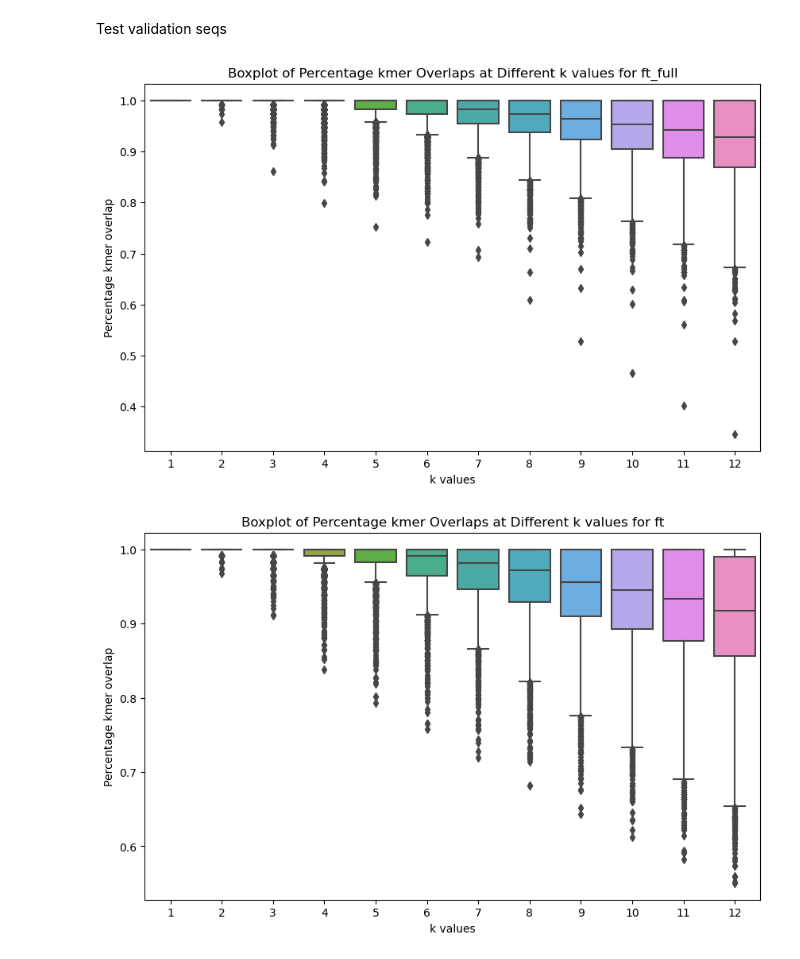
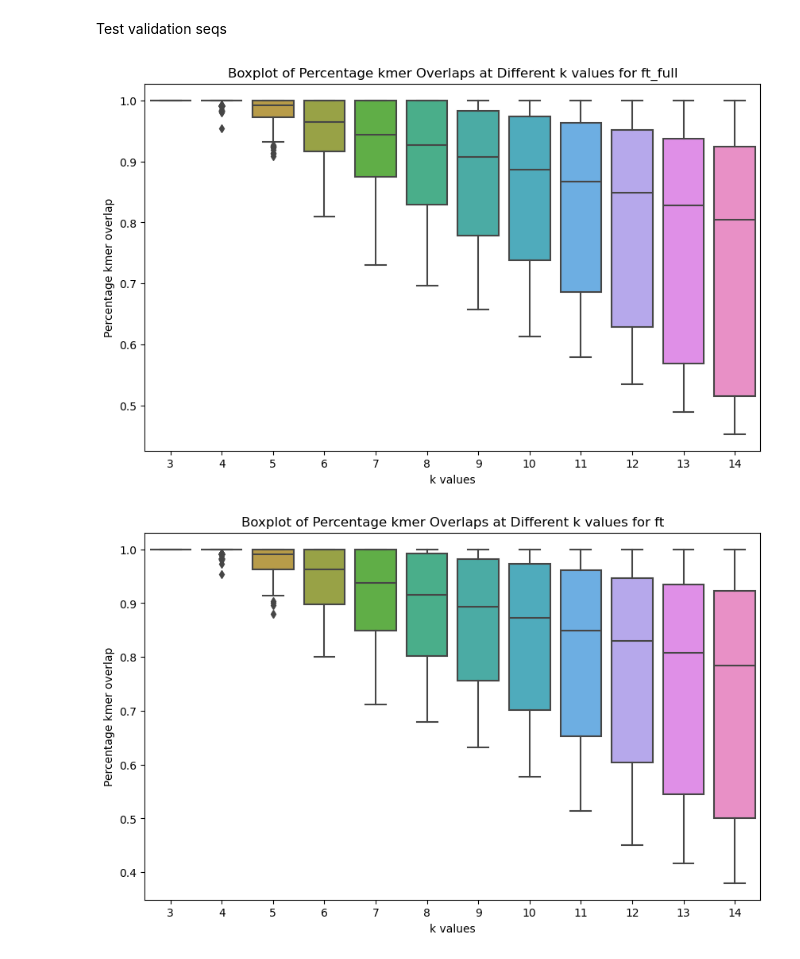
Before and after one commit to Dominko/DoggifAI, a Jupyter notebook: scripts/data_analysis/separate_kmers.ipynb, the cells around one changed output. Saved outputs shown, nothing was run; the diff lists cells and outputs as text; code cells hidden in the pictures.

```diff
--- a/scripts/data_analysis/separate_kmers.ipynb
+++ b/scripts/data_analysis/separate_kmers.ipynb
@@ -99,7 +103,7 @@ Test validation seqs
 # %%
 natural_kmer_path_template = '../../datasets/kmers/kmer_'
 
-small_ft_full = "../../datasets/outputs/small_ft_full/val/processed"
+small_ft_full = "../../datasets/outputs/small_ft_full_beam/test/processed"
 # Get generated lines
 all_generated_small_ft_full = []
 with open(small_ft_full, "r") as handle:
@@ -108,30 +112,33 @@ with open(small_ft_full, "r") as handle:
             generated = lines[i+1].strip()
             all_generated_small_ft_full.append(generated)
 
-small_ft = "../../datasets/outputs/small_ft/val/processed"
+small_ft = "../../datasets/outputs/small_ft_beam/test/processed"
 # Get generated lines
 all_generated_small_ft = []
 with open(small_ft, "r") as handle:
         lines = handle.readlines()
         for i in range (0, len(lines), 3):
             generated = lines[i+1].strip()
-            all_generated_small_ft.append(generated)
+            if len(generated) > 0:
+                all_generated_small_ft.append(generated)
 
-small_ft_only = "../../datasets/outputs/small_ft_only/val/processed"
+small_ft_only = "../../datasets/outputs/small_ft_only_beam/test/processed"
 # Get generated lines
 all_generated_small_ft_only = []
 with open(small_ft_only, "r") as handle:
         lines = handle.readlines()
         for i in range (0, len(lines), 3):
             generated = lines[i+1].strip()
-            all_generated_small_ft_only.append(generated)
+            if len(generated) > 0:
+                all_generated_small_ft_only.append(generated)
 
 all_natural = []
-with open(small_ft_full, "r") as handle:
+with open(small_ft_only, "r") as handle:
         lines = handle.readlines()
         for i in range (0, len(lines), 3):
             generated = lines[i].strip()
-            all_natural.append(generated)
+            if len(generated) > 0:
+                all_natural.append(generated)
 
 overlap_natural = []
 overlap_small_ft_full = []
@@ -155,6 +162,8 @@ for k in range(3, 15):
     overlap_k = []
     for generated in all_generated_small_ft:
         kmers_de_novo = get_kmers([generated], k)
+        if len(kmers_de_novo.keys()) == 0:
+            continue
         shared = kmers_natural.keys() & kmers_de_novo.keys()
         overlap_k.append(len(shared)/len(kmers_de_novo.keys()))
     overlap_small_ft.append(overlap_k)
@@ -166,6 +175,8 @@ for k in range(3, 15):
     overlap_k = []
     for generated in all_generated_small_ft_only:
         kmers_de_novo = get_kmers([generated], k)
+        if len(kmers_de_novo.keys()) == 0:
+            continue
         shared = kmers_natural.keys() & kmers_de_novo.keys()
         overlap_k.append(len(shared)/len(kmers_de_novo.keys()))
     overlap_small_ft_only.append(overlap_k)
@@ -177,6 +188,8 @@ for k in range(3, 15):
     overlap_k = []
     for generated in all_natural:
         kmers_de_novo = get_kmers([generated], k)
+        if len(kmers_de_novo.keys()) == 0:
+            continue
         shared = kmers_natural.keys() & kmers_de_novo.keys()
         overlap_k.append(len(shared)/len(kmers_de_novo.keys()))
     overlap_natural.append(overlap_k)
@@ -187,7 +200,7 @@ import seaborn as sns
 boxplot_data = []
 k_values = []
 
-for k, overlaps in enumerate(overlap_small_ft_full, start=1):
+for k, overlaps in enumerate(overlap_small_ft_full, start=3):
     boxplot_data.extend(overlaps)
     k_values.extend([k] * len(overlaps))
 
@@ -202,7 +215,7 @@ plt.show()
 boxplot_data = []
 k_values = []
 
-for k, overlaps in enumerate(overlap_small_ft, start=1):
+for k, overlaps in enumerate(overlap_small_ft, start=3):
     boxplot_data.extend(overlaps)
     k_values.extend([k] * len(overlaps))
 
@@ -215,34 +228,34 @@ plt.title('Boxplot of Percentage kmer Overlaps at Different k values for ft')
 plt.show()
 
 boxplot_data = []
 k_values = []
 
-for k, overlaps in enumerate(overlap_small_ft_only, start=1):
+for k, overlaps in enumerate(overlap_small_ft_only, start=3):
     boxplot_data.extend(overlaps)
     k_values.extend([k] * len(overlaps))
 
 # Create the boxplot
 plt.figure(figsize=(10, 6))
 sns.boxplot(x=k_values, y=boxplot_data)
 plt.xlabel('k values')
 plt.ylabel('Percentage kmer overlap')
 plt.title('Boxplot of Percentage kmer Overlaps at Different k values for ft_only')
 plt.show()
 
 boxplot_data = []
 k_values = []
 
-for k, overlaps in enumerate(overlap_natural, start=1):
+for k, overlaps in enumerate(overlap_natural, start=3):
     boxplot_data.extend(overlaps)
     k_values.extend([k] * len(overlaps))
 
 # Create the boxplot
 plt.figure(figsize=(10, 6))
 sns.boxplot(x=k_values, y=boxplot_data)
 plt.xlabel('k values')
 plt.ylabel('Percentage kmer overlap')
 plt.title('Boxplot of Percentage kmer Overlaps at Different k values for validation sequences')
 plt.show()
 # %% [output]
-[figure, old version]
+[figure, new version]
-[figure, old version]
+[figure, new version]
```
Also changed, not shown: parts of 3 cells of this notebook, 29 other files.
